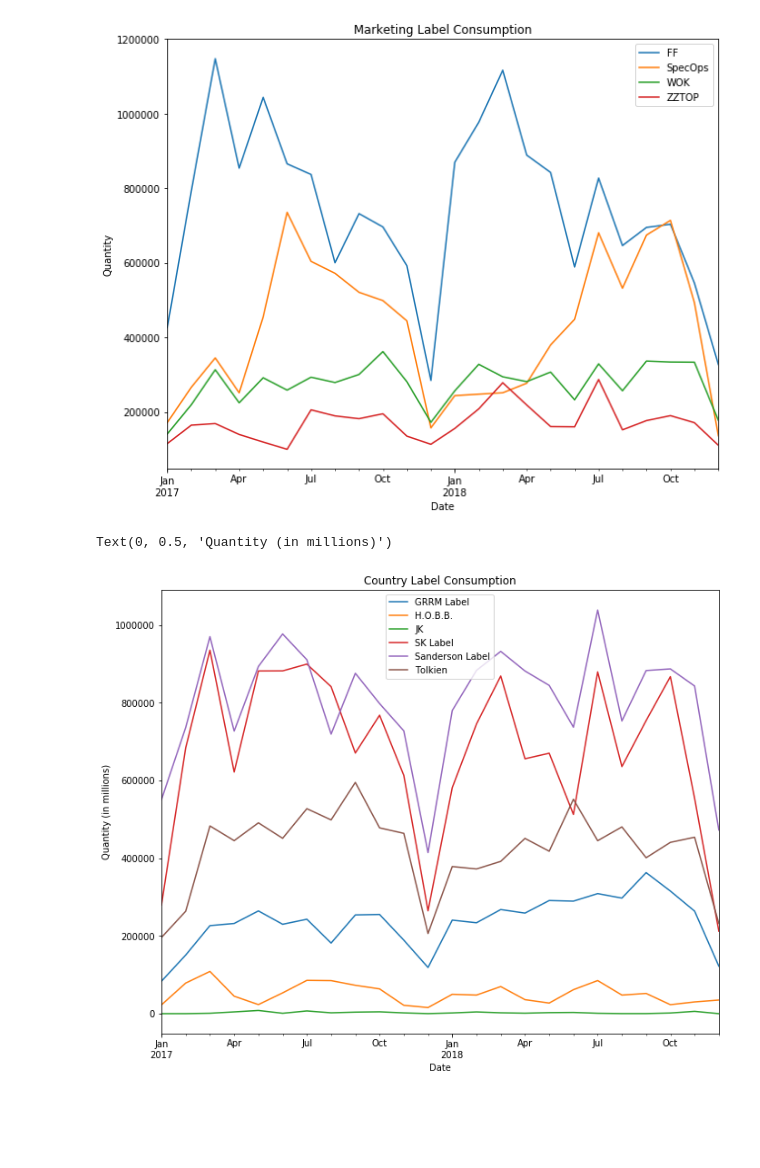
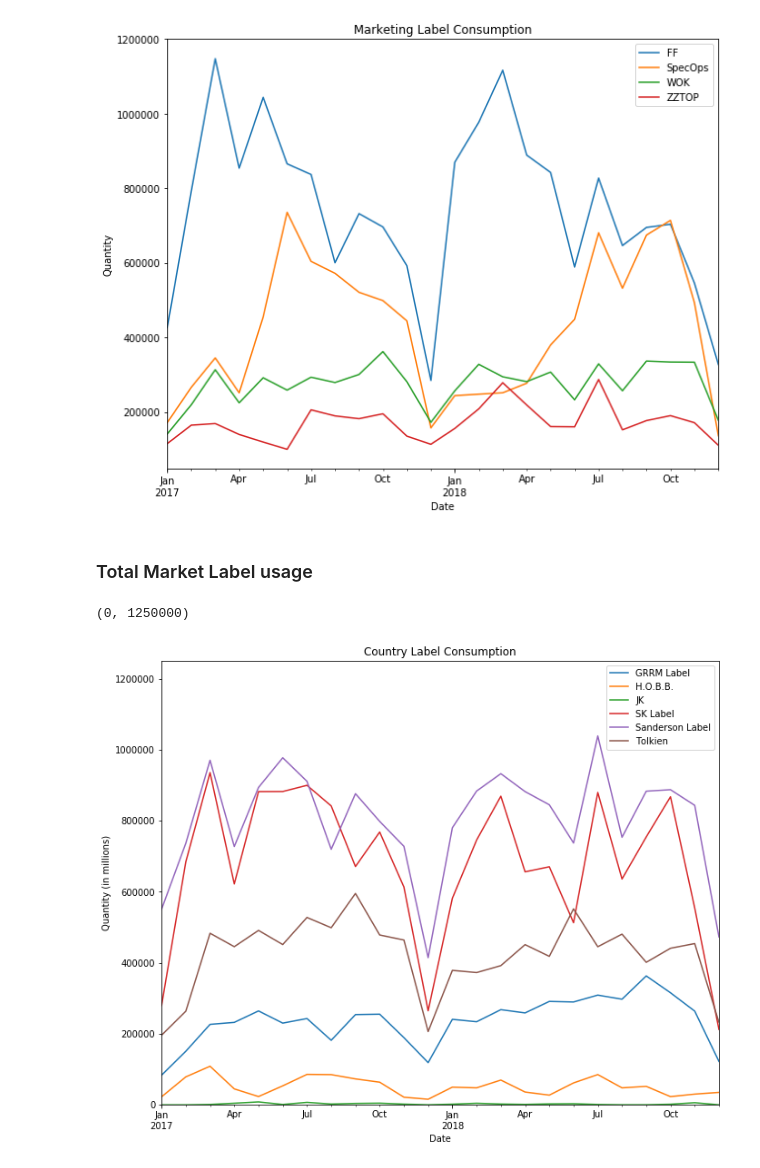
Before and after one commit to JoseNunes24/ExpeditionAnalysis, a Jupyter notebook: Expedition_Analysis.ipynb, the cells around one changed output. Drawn from its saved outputs; the diff is of its cells as text; code cells hidden in the pictures; blank space fills up the shorter version.

```diff
--- a/Expedition_Analysis.ipynb
+++ b/Expedition_Analysis.ipynb
@@ -363,14 +401,17 @@ plt.ylabel('Quantity')
 # %% [output]
 Text(0, 0.5, 'Quantity')
 [figure]
+# %% [markdown]
+### Total Market Label usage
 # %%
 # Total Country Label Consumption
 total_labels_Country.drop('Nada', axis=1).plot(figsize=(11,9))
 
 # Add title and axis names
 plt.title('Country Label Consumption')
 plt.xlabel('Date')
 plt.ylabel('Quantity (in millions)')
+plt.ylim(0,1250000)
 # %% [output]
-Text(0, 0.5, 'Quantity (in millions)')
+(0, 1250000)
-[figure, old version]
+[figure, new version]
```
Also changed, not shown: parts of 14 cells of this notebook.
